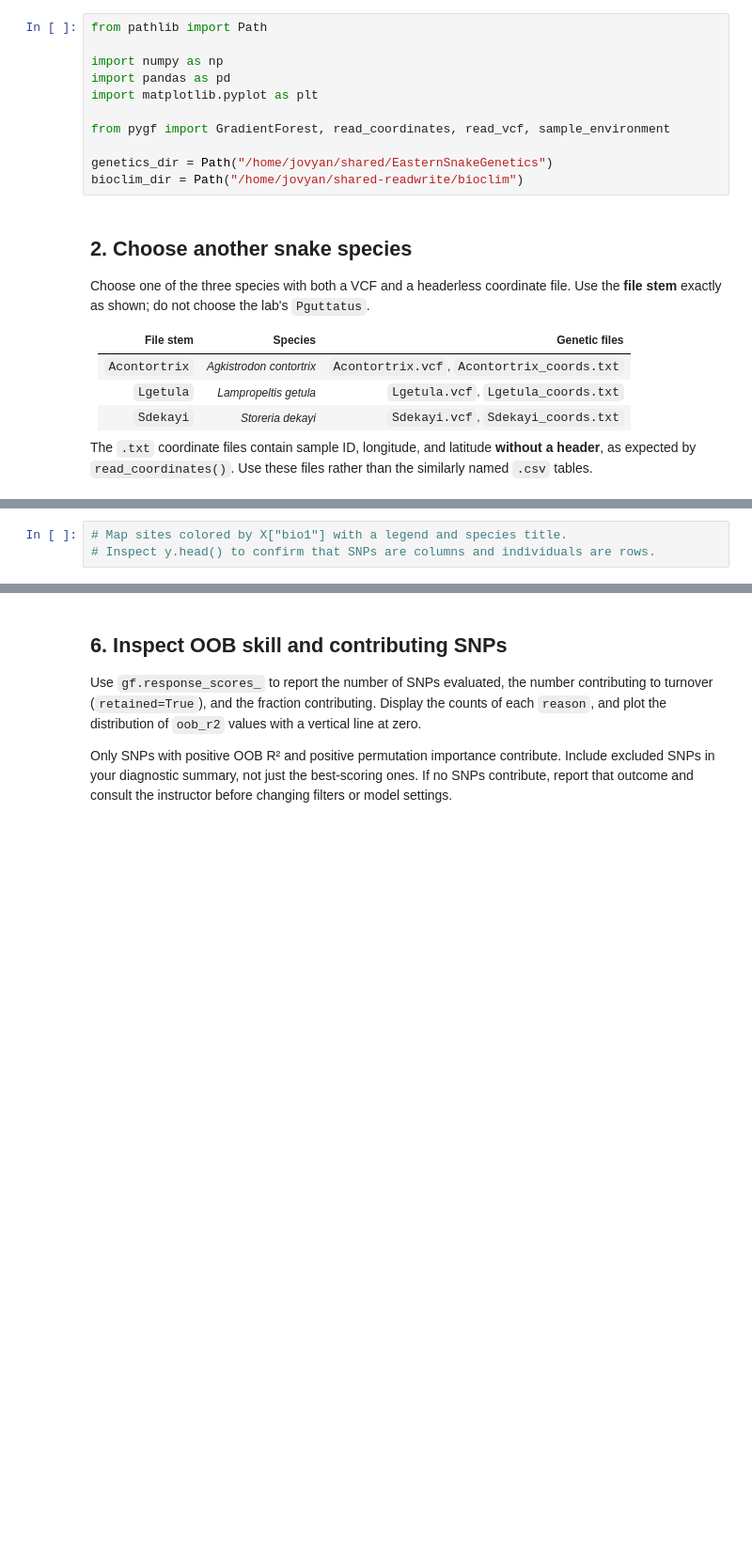
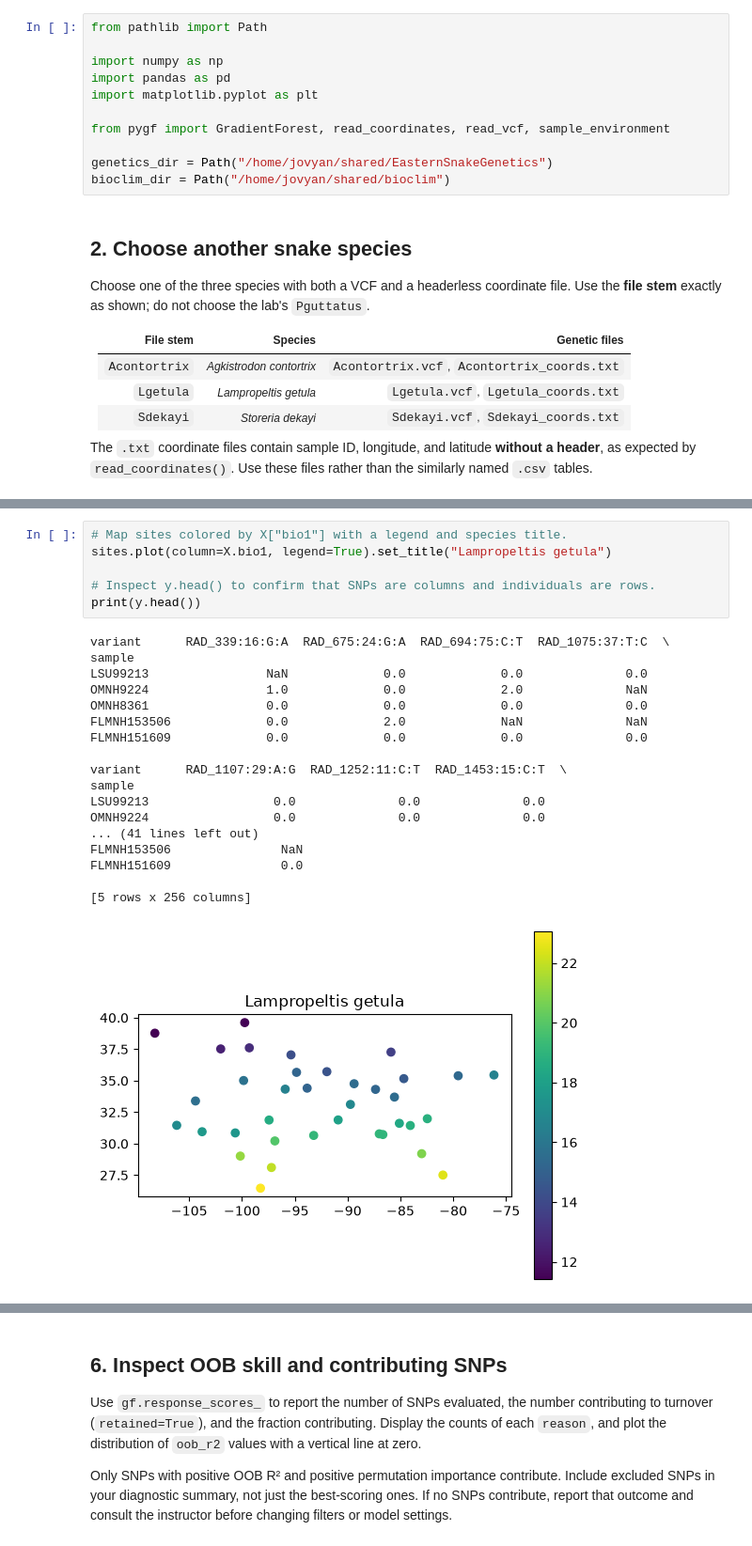
Before and after one commit to drewgutt/BIO597-SpatialBiodiversity, a Jupyter notebook: docs/assignments/Assignment-09-GradientForest.ipynb, the cells around one changed output, grey strips where cells are left out. Shown at 94% size. Cells and saved outputs as stored; diff of their text form; blank space fills up the shorter version.

```diff
--- a/docs/assignments/Assignment-09-GradientForest.ipynb
+++ b/docs/assignments/Assignment-09-GradientForest.ipynb
@@ -39,7 +39,7 @@ import matplotlib.pyplot as plt
 from pygf import GradientForest, read_coordinates, read_vcf, sample_environment
 
 genetics_dir = Path("/home/jovyan/shared/EasternSnakeGenetics")
-bioclim_dir = Path("/home/jovyan/shared-readwrite/bioclim")
+bioclim_dir = Path("/home/jovyan/shared/bioclim")
 # %% [markdown]
 ## 2. Choose another snake species
 
@@ -127,6 +172,28 @@ X.head()
 # %%
 # Map sites colored by X["bio1"] with a legend and species title.
+sites.plot(column=X.bio1, legend=True).set_title("Lampropeltis getula")
+
 # Inspect y.head() to confirm that SNPs are columns and individuals are rows.
+print(y.head())
+# %% [output]
+variant      RAD_339:16:G:A  RAD_675:24:G:A  RAD_694:75:C:T  RAD_1075:37:T:C  \
+sample
+LSU99213                NaN             0.0             0.0              0.0
+OMNH9224                1.0             0.0             2.0              NaN
+OMNH8361                0.0             0.0             0.0              0.0
+FLMNH153506             0.0             2.0             NaN              NaN
+FLMNH151609             0.0             0.0             0.0              0.0
+
+variant      RAD_1107:29:A:G  RAD_1252:11:C:T  RAD_1453:15:C:T  \
+sample
+LSU99213                 0.0              0.0              0.0
+OMNH9224                 0.0              0.0              0.0
+... (41 lines left out)
+FLMNH153506               NaN
+FLMNH151609               0.0
+
+[5 rows x 256 columns]
+[figure, added]
 # %% [markdown]
 **Interpretation:** Were any individuals removed for missing climate? Why must `sites`, `X`, and `y` retain the same IDs and row order? Explain why these responses are individual genotypes rather than population allele frequencies.
 
```
Also changed, not shown: parts of 22 cells of this notebook, 11 other files.
